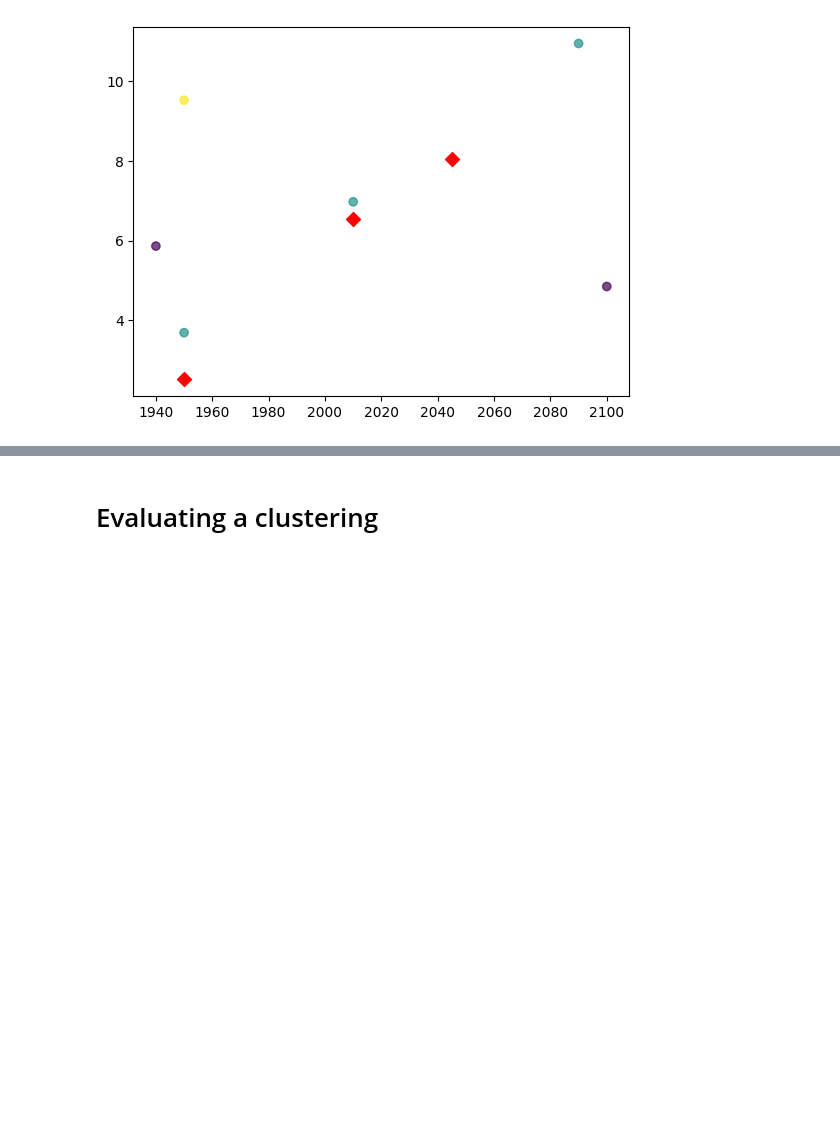
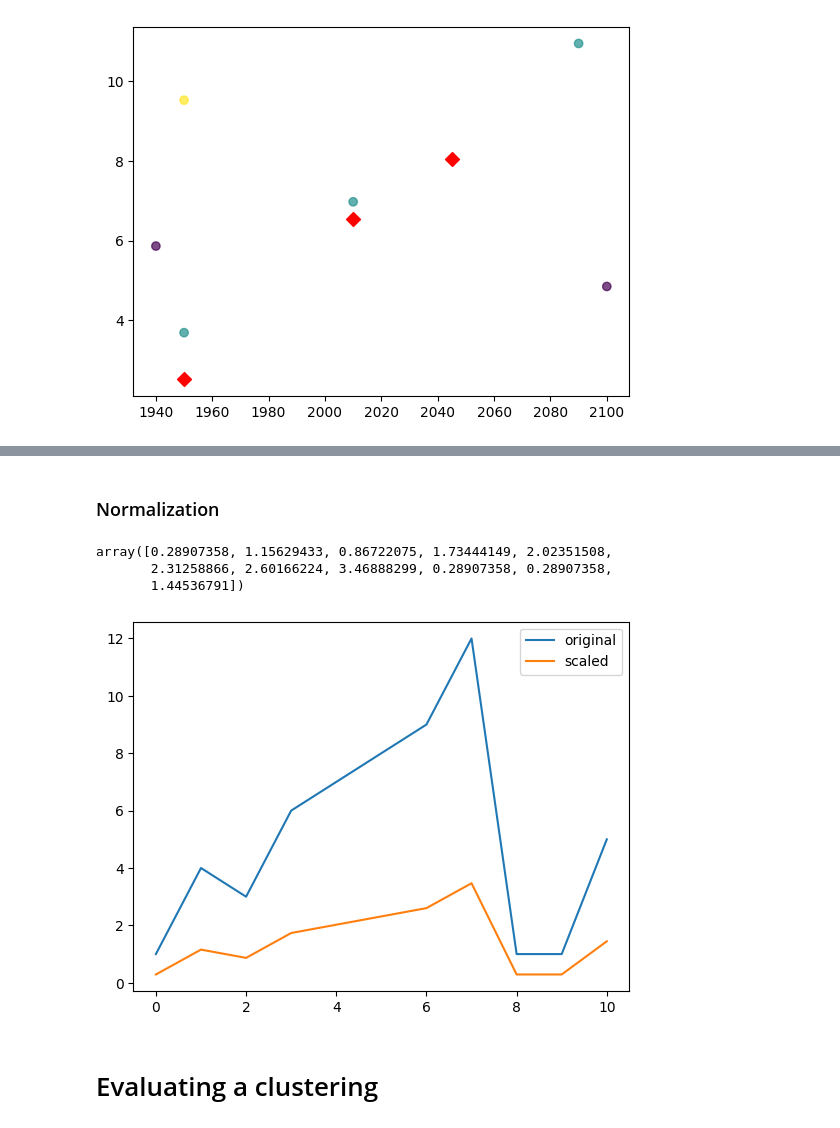
Before and after one commit to magannamazur/Codewars, a Jupyter notebook: DataCamp/e_unsupervised.ipynb, the cells around one changed output, grey strips where cells are left out. Drawn from its saved outputs; the diff is of its cells as text; code cells hidden in the pictures; blank space fills up the shorter version.

```diff
--- a/DataCamp/e_unsupervised.ipynb
+++ b/DataCamp/e_unsupervised.ipynb
@@ -56,0 +160,2 @@ plt.show()
+# %% [markdown]
+### Normalization
@@ -57,3 +164,18 @@ plt.show()
+# %%
+data = [1,4,3,6,7,8,9,12,1,1,5]
+scaled_data = whiten(data)
+scaled_data
+# %% [output]
+array([0.28907358, 1.15629433, 0.86722075, 1.73444149, 2.02351508,
+       2.31258866, 2.60166224, 3.46888299, 0.28907358, 0.28907358,
+       1.44536791])
+# %%
+plt.plot(data, label = 'original')
+plt.plot(scaled_data, label = 'scaled')
+plt.legend()
+plt.show()
+# %% [output]
+[figure, added]
 # %% [markdown]
 # Evaluating a clustering
 # %%
```
Also changed, not shown: parts of 81 cells of this notebook, 11 other files.
